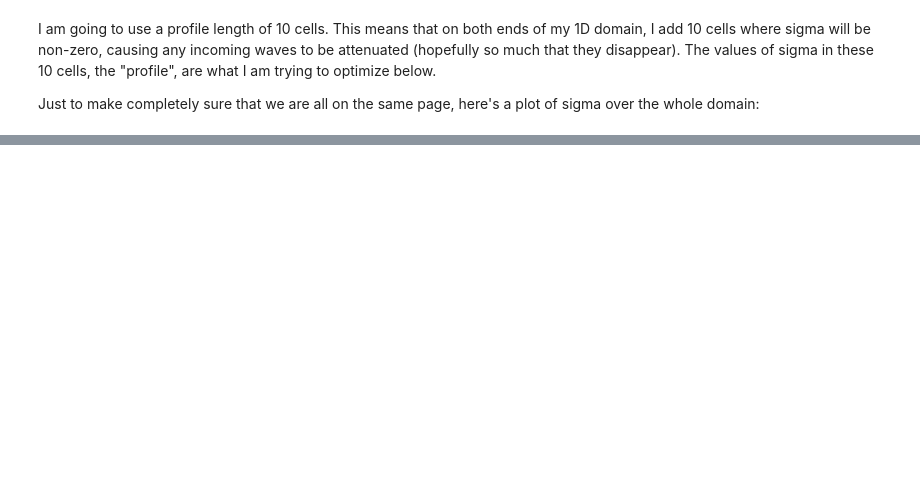
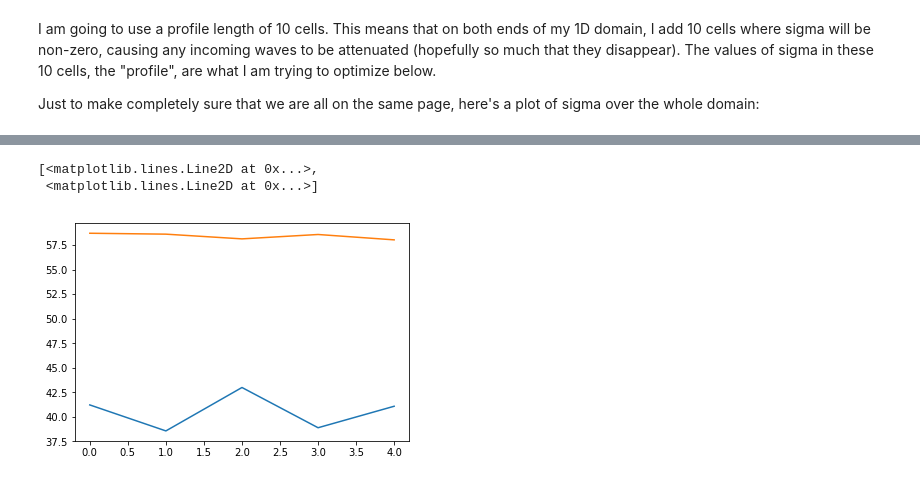
Before and after one commit to ar4/wave_1d_fd_pml, a Jupyter notebook: notebooks/wave_1d_fd_pml3.ipynb, the cells around one changed output, grey strips where cells are left out. Saved outputs shown, nothing was run; the diff lists cells and outputs as text; code cells hidden in the pictures; blank space fills up the shorter version.

```diff
--- a/notebooks/wave_1d_fd_pml3.ipynb
+++ b/notebooks/wave_1d_fd_pml3.ipynb
@@ -146,0 +36,4 @@ NameError: name 'profile_linear2' is not defined
+# %%
+profile_len = 10
+maxiter = 1024
+vs = np.linspace(1500, 5000, 3)
@@ -146,0 +50,8 @@ NameError: name 'profile_linear2' is not defined
+# %%
+profile = lambda x: x[0] + x[1] * np.arange(profile_len)
+bounds = ((0, 5000), (0, 500))
+x_linear1, _, _ = find_profile.find_profile(profile, bounds, optimizer='brute', pml_version=1, vs=vs, maxiter=maxiter)
+x_linear1, profile_linear1, cost_linear1 = find_profile.find_profile(profile, bounds, optimizer='hygsa', init=x_linear1, pml_version=1, vs=vs, maxiter=maxiter)
+
+x_linear2, _, _ = find_profile.find_profile(profile, bounds, optimizer='brute', pml_version=2, vs=vs, maxiter=maxiter)
+x_linear2, profile_linear2, cost_linear2 = find_profile.find_profile(profile, bounds, optimizer='hygsa', init=x_linear2, pml_version=2, vs=vs, maxiter=maxiter)
@@ -146,0 +242,10 @@ NameError: name 'profile_linear2' is not defined
+# %%
+dxs = np.arange(1,5)
+x_dx = np.zeros([5, 2])
+x_dx[-1, :] = x_linear2
+profile = lambda x: x[0] + x[1] * np.arange(profile_len)
+bounds = ((0, 5000), (0, 500))
+for i, dx in enumerate(dxs):
+    profile_len_dx = int(profile_len * 5 / dx)
+    x_dx[i, :], _, _ = find_profile.find_profile(profile, bounds, optimizer='brute', pml_version=2, vs=vs, maxiter=maxiter)
+    x_dx[i, :], _, _ = find_profile.find_profile(profile, bounds, optimizer='hygsa', init=x_dx[i, :], pml_version=2, vs=vs, maxiter=maxiter)
@@ -146,0 +261,6 @@ NameError: name 'profile_linear2' is not defined
+# %%
+plt.plot(x_dx)
+# %% [output]
+[<matplotlib.lines.Line2D at 0x...>,
+ <matplotlib.lines.Line2D at 0x...>]
+[figure, added]
```
Also changed, not shown: parts of 43 cells of this notebook, 2 other files.
